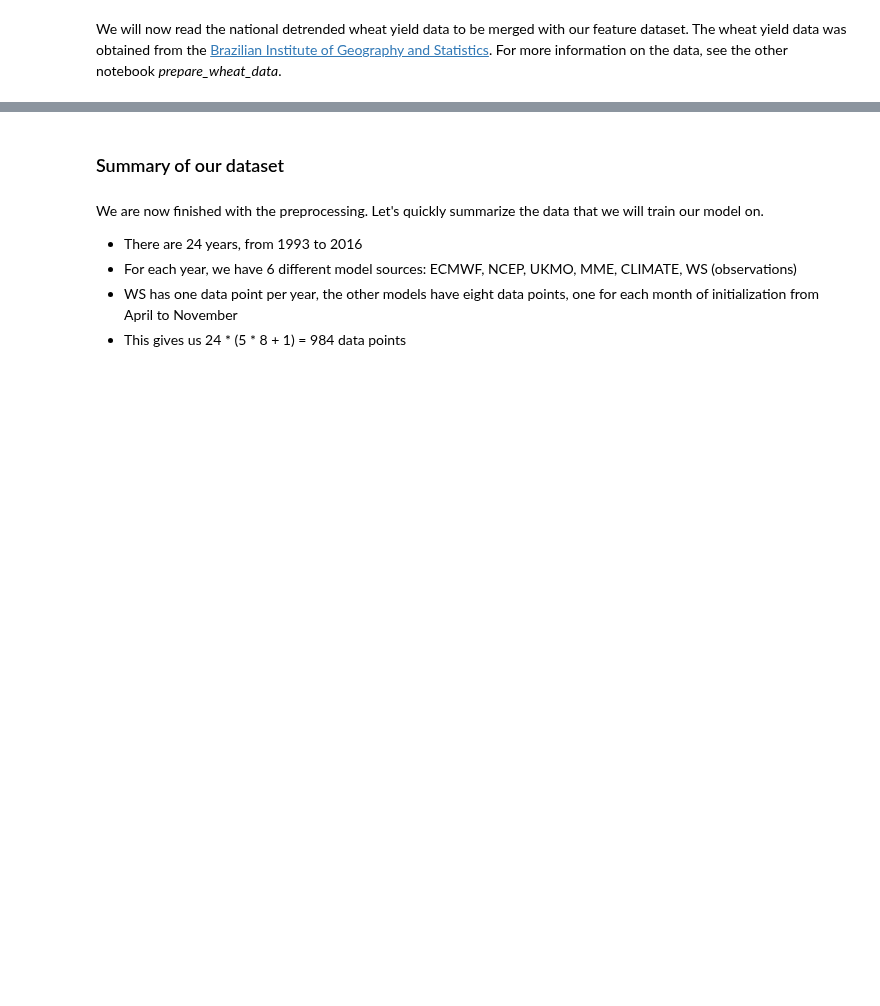
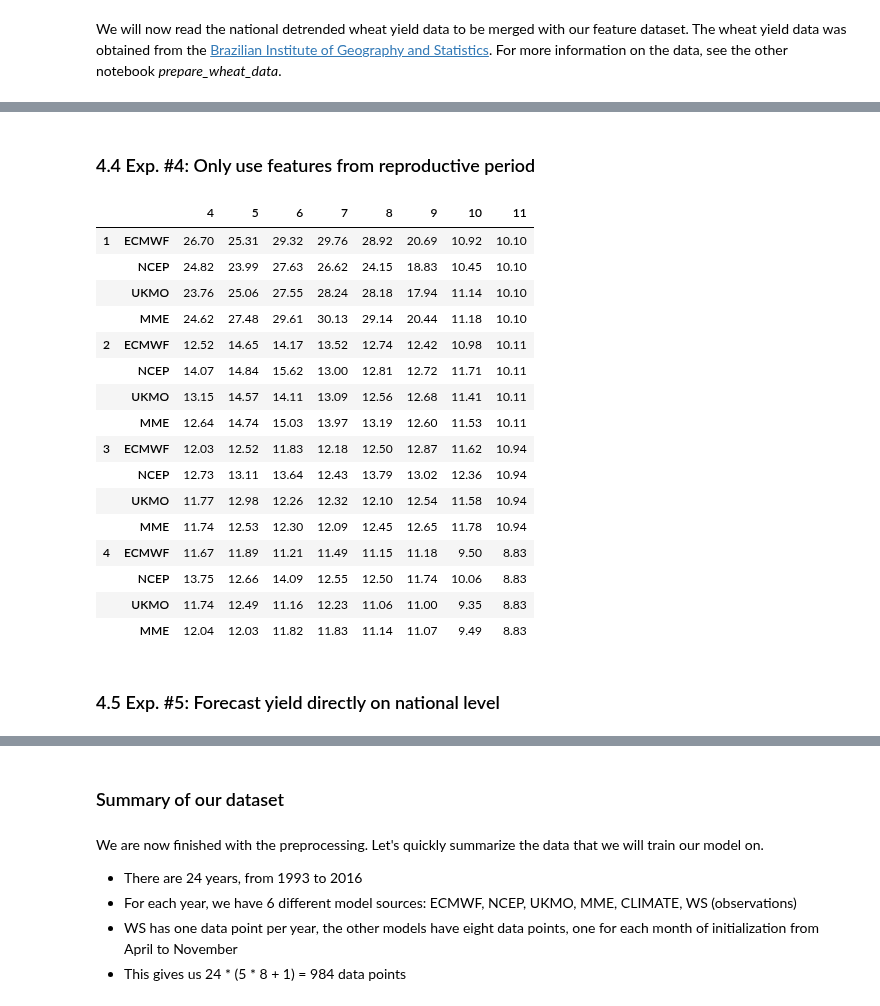
Before and after one commit to mzachow/wheat-yield-forecast-brazil, a Jupyter notebook: climatology_vs_seasonal_forecasts.ipynb, the cells around one changed output, grey strips where cells are left out. Saved outputs shown, nothing was run; the diff lists cells and outputs as text; code cells hidden in the pictures; blank space fills up the shorter version.

```diff
--- a/climatology_vs_seasonal_forecasts.ipynb
+++ b/climatology_vs_seasonal_forecasts.ipynb
@@ -182,0 +171,12 @@ kfold_cv_dataset.sample(3)
+# %%
+dataset_for_experiments_filtered_features = dataset_for_experiments_uncorrelated_features.loc[:, ['model', 'init_month', 'zone', 'year', 'Tmean_April', 'Tmean_Aug', 'Tmean_July', 'Tmean_June', 'Tmean_May', 'Tmean_Oct', 'Tmean_Sep',
+       'Rain_April', 'Rain_Aug', 'Rain_July', 'Rain_June', 'Rain_May', 'Rain_Oct', 'Rain_Sep', 'yield']]
+# %%
+models = ["ECMWF", "NCEP", "UKMO", "MME"]
+for im in months_of_crop_season:
+    for model in models:
+        res = hf.calculate_estimates(dataset_for_experiments_filtered_features, national_yield, model=model, init=im, no_of_features=8)
+        metric = 100 * mse(res["yield"], res["predicted"], squared=False)/(res["yield"].mean())
+        # coefficient of determination
+        #metric = r2(res["yield"], res["predicted"])
+        results_of_modifications.loc[(3, model), im] = np.round(metric, 2)
@@ -182,0 +199,35 @@ kfold_cv_dataset.sample(3)
+# %% [markdown]
+### 4.4 Exp. #4: Only use features from reproductive period
+# %%
+dataset_for_experiments_reproductive = dataset_for_experiments_filtered_features.loc[:, ['model', 'init_month', 'zone', 'year', 'Tmean_Aug', 'Tmean_Oct', 'Tmean_Sep', 'Rain_Aug', 'Rain_Oct', 'Rain_Sep', 'yield']]
+# %%
+models = ["ECMWF", "NCEP", "UKMO", "MME"]
+for im in months_of_crop_season:
+    for model in models:
+        res = hf.calculate_estimates(dataset_for_experiments_reproductive, national_yield, model=model, init=im, no_of_features="all")
+        metric = 100 * mse(res["yield"], res["predicted"], squared=False)/(res["yield"].mean())
+        # coefficient of determination
+        #metric = r2(res["yield"], res["predicted"])
+        results_of_modifications.loc[(4, model), im] = np.round(metric, 2)
+# %%
+results_of_modifications.loc[([1, 2, 3, 4])]
+# %% [output]
+|  |  | 4 | 5 | 6 | 7 | 8 | 9 | 10 | 11 |
+| 1 | ECMWF | 26.70 | 25.31 | 29.32 | 29.76 | 28.92 | 20.69 | 10.92 | 10.10 |
+|  | NCEP | 24.82 | 23.99 | 27.63 | 26.62 | 24.15 | 18.83 | 10.45 | 10.10 |
+|  | UKMO | 23.76 | 25.06 | 27.55 | 28.24 | 28.18 | 17.94 | 11.14 | 10.10 |
+|  | MME | 24.62 | 27.48 | 29.61 | 30.13 | 29.14 | 20.44 | 11.18 | 10.10 |
+| 2 | ECMWF | 12.52 | 14.65 | 14.17 | 13.52 | 12.74 | 12.42 | 10.98 | 10.11 |
+|  | NCEP | 14.07 | 14.84 | 15.62 | 13.00 | 12.81 | 12.72 | 11.71 | 10.11 |
+|  | UKMO | 13.15 | 14.57 | 14.11 | 13.09 | 12.56 | 12.68 | 11.41 | 10.11 |
+|  | MME | 12.64 | 14.74 | 15.03 | 13.97 | 13.19 | 12.60 | 11.53 | 10.11 |
+| 3 | ECMWF | 12.03 | 12.52 | 11.83 | 12.18 | 12.50 | 12.87 | 11.62 | 10.94 |
+|  | NCEP | 12.73 | 13.11 | 13.64 | 12.43 | 13.79 | 13.02 | 12.36 | 10.94 |
+|  | UKMO | 11.77 | 12.98 | 12.26 | 12.32 | 12.10 | 12.54 | 11.58 | 10.94 |
+|  | MME | 11.74 | 12.53 | 12.30 | 12.09 | 12.45 | 12.65 | 11.78 | 10.94 |
+| 4 | ECMWF | 11.67 | 11.89 | 11.21 | 11.49 | 11.15 | 11.18 | 9.50 | 8.83 |
+|  | NCEP | 13.75 | 12.66 | 14.09 | 12.55 | 12.50 | 11.74 | 10.06 | 8.83 |
+|  | UKMO | 11.74 | 12.49 | 11.16 | 12.23 | 11.06 | 11.00 | 9.35 | 8.83 |
+|  | MME | 12.04 | 12.03 | 11.82 | 11.83 | 11.14 | 11.07 | 9.49 | 8.83 |
+# %% [markdown]
+### 4.5 Exp. #5: Forecast yield directly on national level
```
Also changed, not shown: parts of 60 cells of this notebook, 7 other files.
